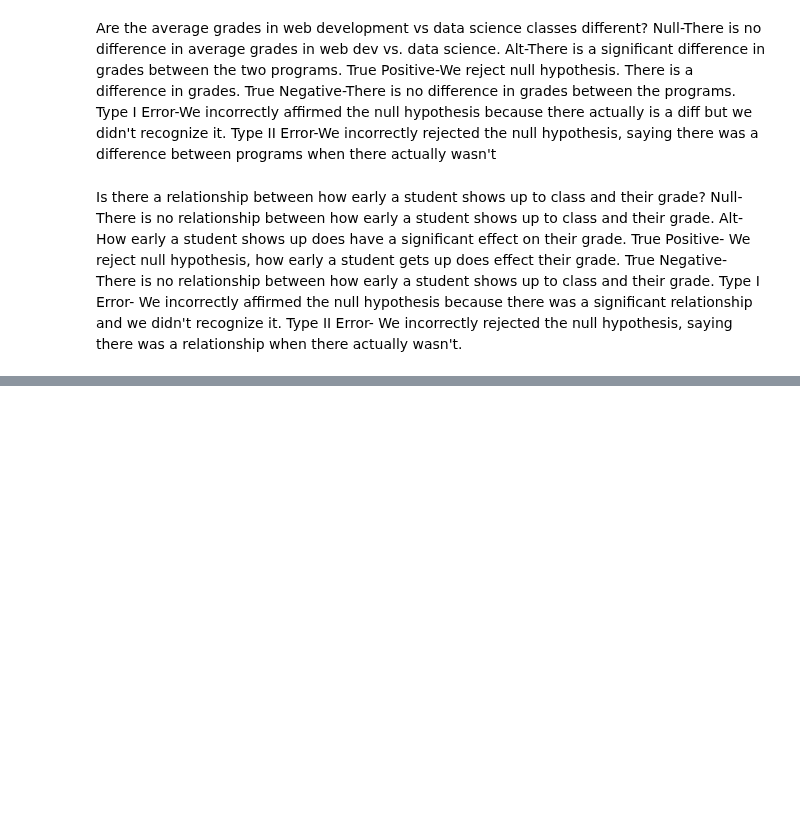
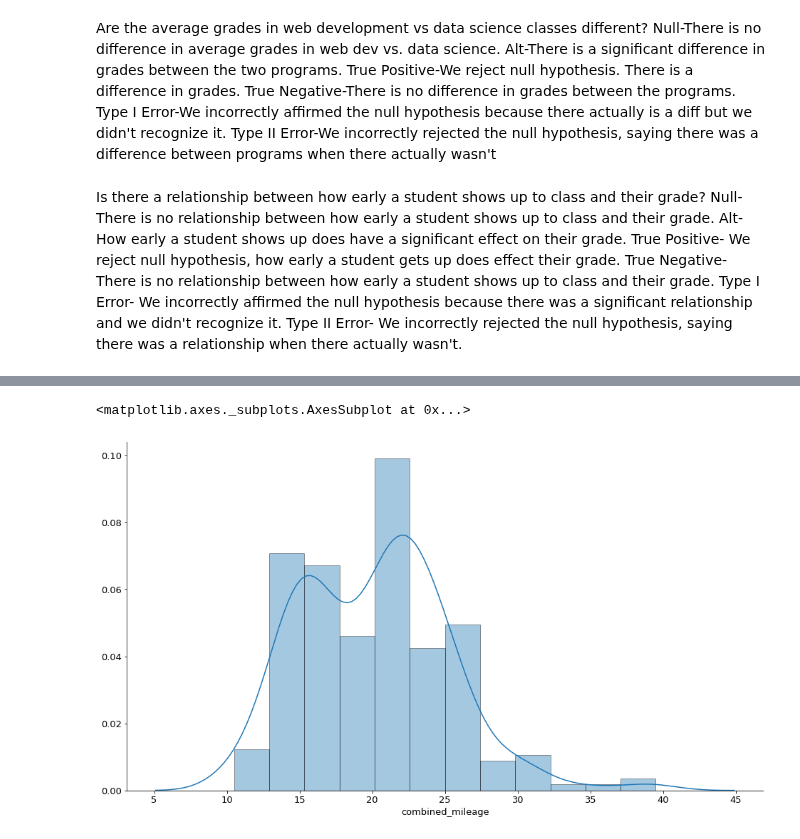
Before and after one commit to matt-c-knight/statistics-exercises, a Jupyter notebook: statistics-exercises/hypothesis_testing.ipynb, the cells around one changed output, grey strips where cells are left out. Saved outputs shown, nothing was run; the diff lists cells and outputs as text; code cells hidden in the pictures; blank space fills up the shorter version.

```diff
--- a/statistics-exercises/hypothesis_testing.ipynb
+++ b/statistics-exercises/hypothesis_testing.ipynb
@@ -104,0 +113,4 @@ Type I Error-We incorrectly affirmed the null
+# %%
+from pydataset import data
+
+mpg = data('mpg')
@@ -104,0 +129,2 @@ Type I Error-We incorrectly affirmed the null
+# %%
+mpg['combined_mileage'] = (mpg.cty + mpg.hwy) / 2
@@ -104,0 +140,5 @@ Type I Error-We incorrectly affirmed the null
+# %%
+sns.distplot(mpg.combined_mileage)
+# %% [output]
+<matplotlib.axes._subplots.AxesSubplot at 0x...>
+[figure, added]
```
Also changed, not shown: parts of 26 cells of this notebook.
